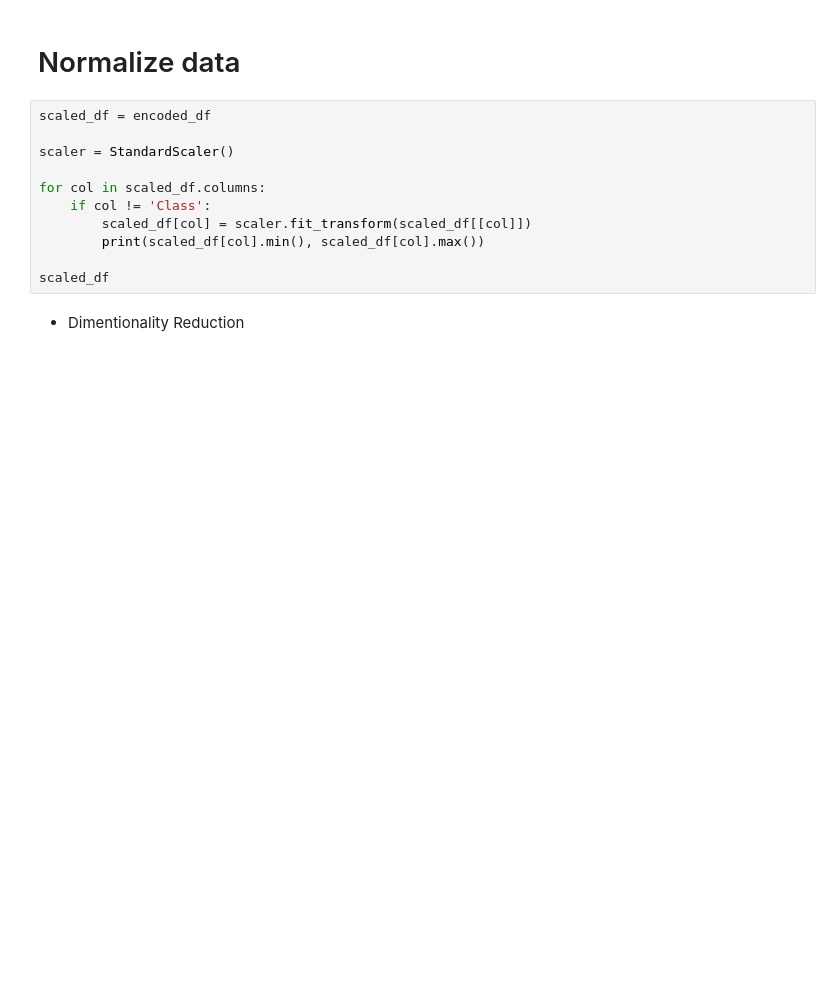
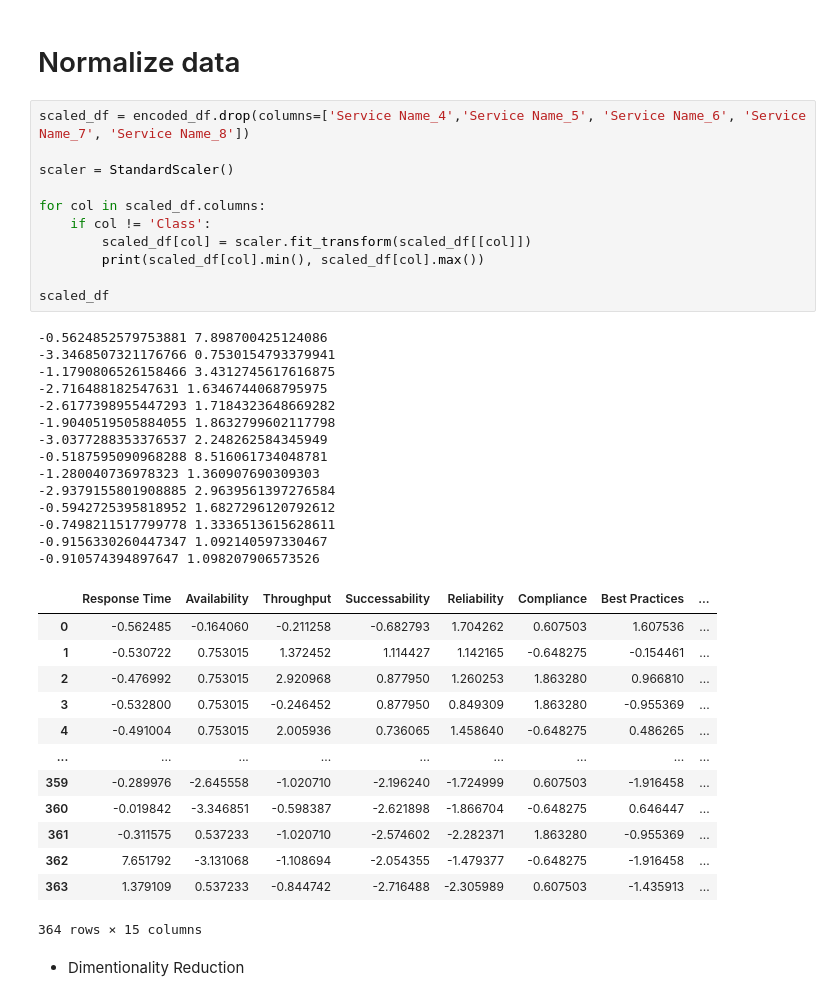
Before and after one commit to asaraiva08/ROUTE25, a Jupyter notebook: 11_1/Preprocess.ipynb, the cells around one changed output. Drawn from its saved outputs; the diff is of its cells as text; blank space fills up the shorter version.

```diff
--- a/11_1/Preprocess.ipynb
+++ b/11_1/Preprocess.ipynb
@@ -207,16 +299,44 @@ plt.show()
 # %% [markdown]
 # Normalize data
 # %%
-scaled_df = encoded_df
+scaled_df = encoded_df.drop(columns=['Service Name_4','Service Name_5', 'Service Name_6', 'Service Name_7', 'Service Name_8'])
 
 scaler = StandardScaler()
 
 for col in scaled_df.columns:
     if col != 'Class':
         scaled_df[col] = scaler.fit_transform(scaled_df[[col]])
         print(scaled_df[col].min(), scaled_df[col].max())
 
 scaled_df
+# %% [output]
+-0.5624852579753881 7.898700425124086
+-3.3468507321176766 0.7530154793379941
+-1.1790806526158466 3.4312745617616875
+-2.716488182547631 1.6346744068795975
+-2.6177398955447293 1.7184323648669282
+-1.9040519505884055 1.8632799602117798
+-3.0377288353376537 2.248262584345949
+-0.5187595090968288 8.516061734048781
+-1.280040736978323 1.360907690309303
+-2.9379155801908885 2.9639561397276584
+-0.5942725395818952 1.6827296120792612
+-0.7498211517799778 1.3336513615628611
+-0.9156330260447347 1.092140597330467
+-0.910574394897647 1.098207906573526
+|  | Response Time | Availability | Throughput | Successability | Reliability | Compliance | Best Practices | ... |
+| 0 | -0.562485 | -0.164060 | -0.211258 | -0.682793 | 1.704262 | 0.607503 | 1.607536 | ... |
+| 1 | -0.530722 | 0.753015 | 1.372452 | 1.114427 | 1.142165 | -0.648275 | -0.154461 | ... |
+| 2 | -0.476992 | 0.753015 | 2.920968 | 0.877950 | 1.260253 | 1.863280 | 0.966810 | ... |
+| 3 | -0.532800 | 0.753015 | -0.246452 | 0.877950 | 0.849309 | 1.863280 | -0.955369 | ... |
+| 4 | -0.491004 | 0.753015 | 2.005936 | 0.736065 | 1.458640 | -0.648275 | 0.486265 | ... |
+| ... | ... | ... | ... | ... | ... | ... | ... | ... |
+| 359 | -0.289976 | -2.645558 | -1.020710 | -2.196240 | -1.724999 | 0.607503 | -1.916458 | ... |
+| 360 | -0.019842 | -3.346851 | -0.598387 | -2.621898 | -1.866704 | -0.648275 | 0.646447 | ... |
+| 361 | -0.311575 | 0.537233 | -1.020710 | -2.574602 | -2.282371 | 1.863280 | -0.955369 | ... |
+| 362 | 7.651792 | -3.131068 | -1.108694 | -2.054355 | -1.479377 | -0.648275 | -1.916458 | ... |
+| 363 | 1.379109 | 0.537233 | -0.844742 | -2.716488 | -2.305989 | 0.607503 | -1.435913 | ... |
+364 rows × 15 columns
 # %% [markdown]
 - Dimentionality Reduction
 # %%
```
Also changed, not shown: parts of 10 cells of this notebook, 6 other files.
